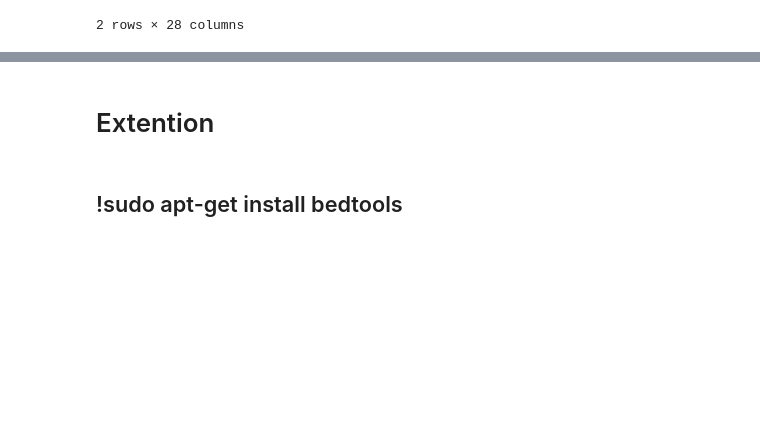
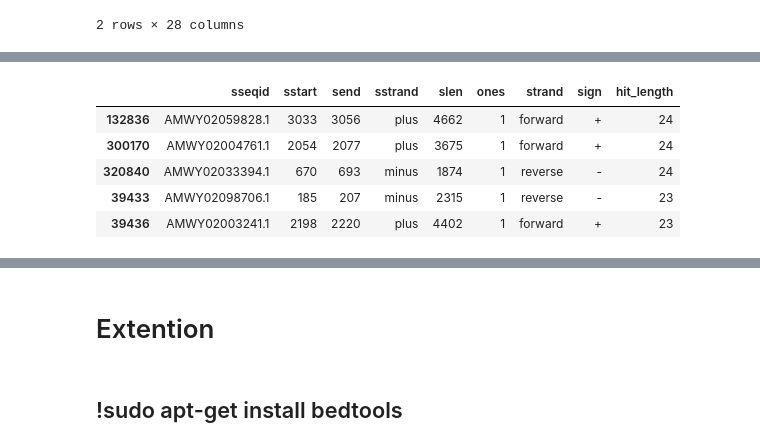
Before and after one commit to Ilia-Abolhasani/amir-p3, a Jupyter notebook: Code.ipynb, the cells around one changed output, grey strips where cells are left out. Saved outputs shown, nothing was run; the diff lists cells and outputs as text; code cells hidden in the pictures; blank space fills up the shorter version.

```diff
--- a/Code.ipynb
+++ b/Code.ipynb
@@ -399,10 +399,10 @@ blast_header = "6 " + header
         -gapextend 2 \
         -outfmt {blast_header}
 # %%
-df = pd.read_csv('./Temp/out_blastn', sep='\t',header=None)
-df.columns = header.replace("  "," ").split(" ")
-print(df.shape)
-df.head(2)
+df_blastn = pd.read_csv('./Temp/out_blastn', sep='\t',header=None)
+df_blastn.columns = header.replace("  "," ").split(" ")
+print(df_blastn.shape)
+df_blastn.head(2)
 # %% [output]
 (326849, 27)
 |  | qseqid | sseqid | qstart | qend | sstart | send | qseq | sseq | evalue | bitscore | ... | ... |
@@ -411,10 +411,10 @@ df.head(2)
 2 rows × 27 columns
 # %%
 threshold = 4
-df['Nonconformity'] = df['qlen'] - (abs(df['qend'] - df['qstart']) + 1) + df['gaps'] + df['mismatch']
-df = df[df['Nonconformity'] <= threshold]
-print(df.shape)
-df.head(2)
+df_blastn['Nonconformity'] = df_blastn['qlen'] - (abs(df_blastn['qend'] - df_blastn['qstart']) + 1) + df_blastn['gaps'] + df_blastn['mismatch']
+df_blastn = df_blastn[df_blastn['Nonconformity'] <= threshold]
+print(df_blastn.shape)
+df_blastn.head(2)
 # %% [output]
 (80217, 28)
 |  | qseqid | sseqid | qstart | qend | sstart | send | qseq | sseq | evalue | bitscore | ... | ... |
@@ -423,3 +423,7 @@ df.head(2)
 2 rows × 28 columns
 # %%
 # remore redundancy and hold best one base of Nonconformity value
+df_blastn = df_blastn.sort_values(["Nonconformity", "evalue"], ascending = (True, True))
+df_blastn = df_blastn.drop_duplicates(subset=['sseqid','sstart', 'send','sstrand'], keep='first')
+df_blastn.to_csv('./Temp/filtered_out_blastn.csv')
+print(df_blastn.shape)
@@ -481,0 +499,10 @@ df.head(5)
+# %%
+df['hit_length'] = df.apply(lambda row: abs(row['send'] - row['sstart']) + 1 ,axis=1)
+df.head()
+# %% [output]
+|  | sseqid | sstart | send | sstrand | slen | ones | strand | sign | hit_length |
+| 132836 | AMWY02059828.1 | 3033 | 3056 | plus | 4662 | 1 | forward | + | 24 |
+| 300170 | AMWY02004761.1 | 2054 | 2077 | plus | 3675 | 1 | forward | + | 24 |
+| 320840 | AMWY02033394.1 | 670 | 693 | minus | 1874 | 1 | reverse | - | 24 |
+| 39433 | AMWY02098706.1 | 185 | 207 | minus | 2315 | 1 | reverse | - | 23 |
+| 39436 | AMWY02003241.1 | 2198 | 2220 | plus | 4402 | 1 | forward | + | 23 |
```
Also changed, not shown: parts of 31 cells of this notebook, 1 other file.
